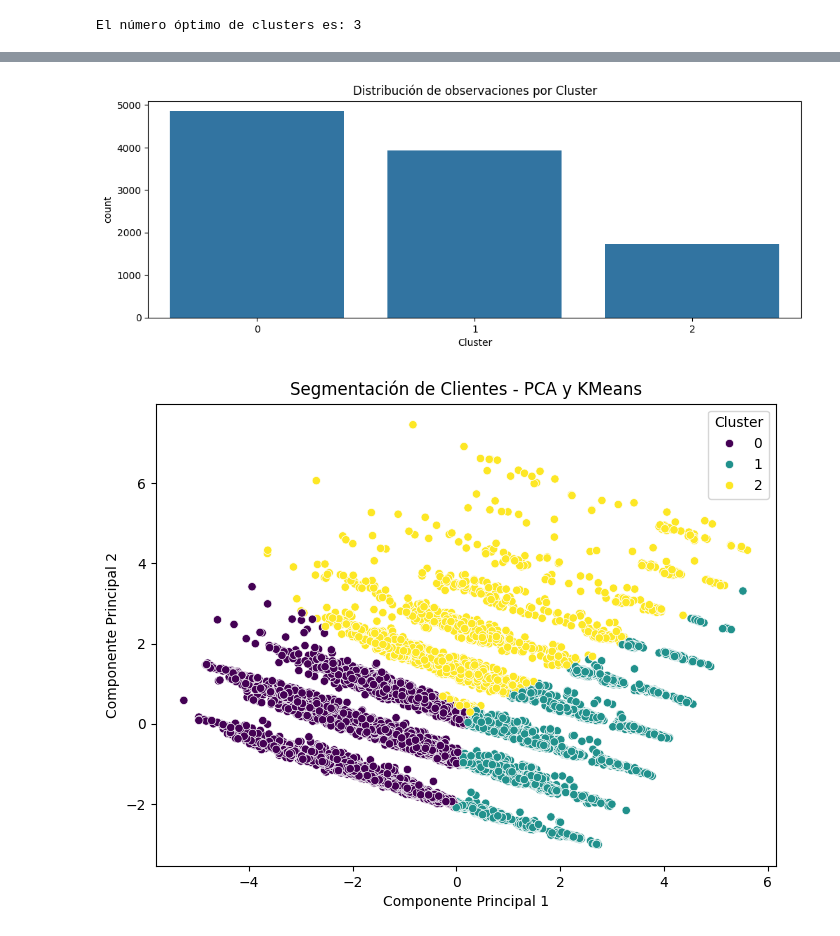
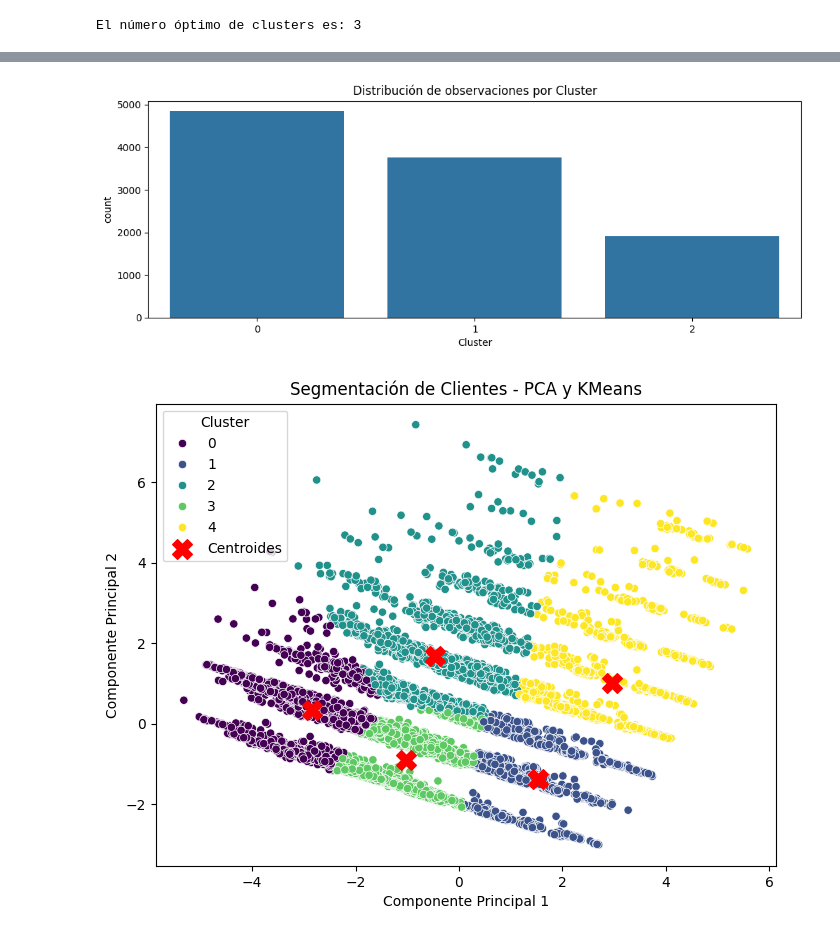
Before and after one commit to josean9/Caso2PCA, a Jupyter notebook: notebooks/analisisDatos.ipynb, the cells around one changed output, grey strips where cells are left out. Cells and saved outputs as stored; diff of their text form; code cells hidden in the pictures.

Commit message:
5 clusters grafica autovectores y varianzas

```diff
--- a/notebooks/analisisDatos.ipynb
+++ b/notebooks/analisisDatos.ipynb
@@ -447,8 +447,9 @@ df_clean2.head()
 | CLI10001 | 1 | 1 | 0.221284 | 0 | 2 | 1 | 2 | -0.221045 | ... |
 # %%
 columnas = []
-X = df_clean2.copy()
-
+#X = df_clean2.copy()
+# Seleccionamos solo las primeras 12 columnas
+X = df_clean2.iloc[:, :12]
 
 from sklearn.decomposition import PCA
 pca = PCA(n_components=2) # Selección de componentes principales para explicar el 95% de la varianza.
@@ -549,23 +552,25 @@ sns.countplot(x='Cluster', data=df_clean2)
 plt.title('Distribución de observaciones por Cluster')
 plt.show()
 # %% [output]
-[figure, old version]
+[figure, new version]
 # %%
 # KMeans clustering
 from sklearn.cluster import KMeans
-kmeans = KMeans(n_clusters=3, random_state=42)
+kmeans = KMeans(n_clusters=5, random_state=42)
 clusters = kmeans.fit_predict(X_pca)
+centroids = kmeans.cluster_centers_
 
 # Visualización
 import matplotlib.pyplot as plt
 import seaborn as sns
 
 plt.figure(figsize=(8,6))
 sns.scatterplot(x=X_pca[:,0], y=X_pca[:,1], hue=clusters, palette='viridis', legend='full')
+plt.scatter(centroids[:, 0], centroids[:, 1], c='red', s=200, marker='X', label='Centroides')
 plt.title("Segmentación de Clientes - PCA y KMeans")
 plt.xlabel("Componente Principal 1")
 plt.ylabel("Componente Principal 2")
 plt.legend(title="Cluster")
 plt.show()
 # %% [output]
-[figure, old version]
+[figure, new version]
```
Also changed, not shown: parts of 7 cells of this notebook.
